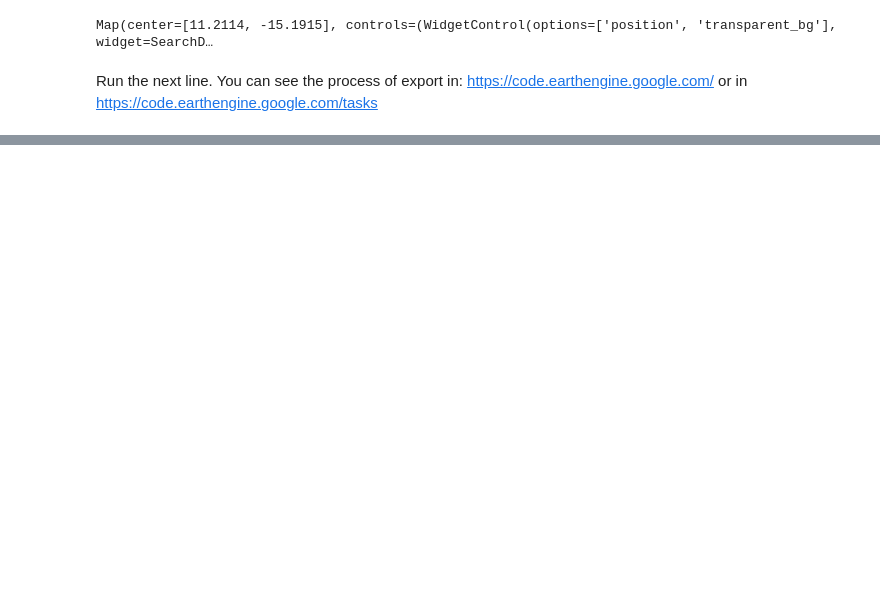
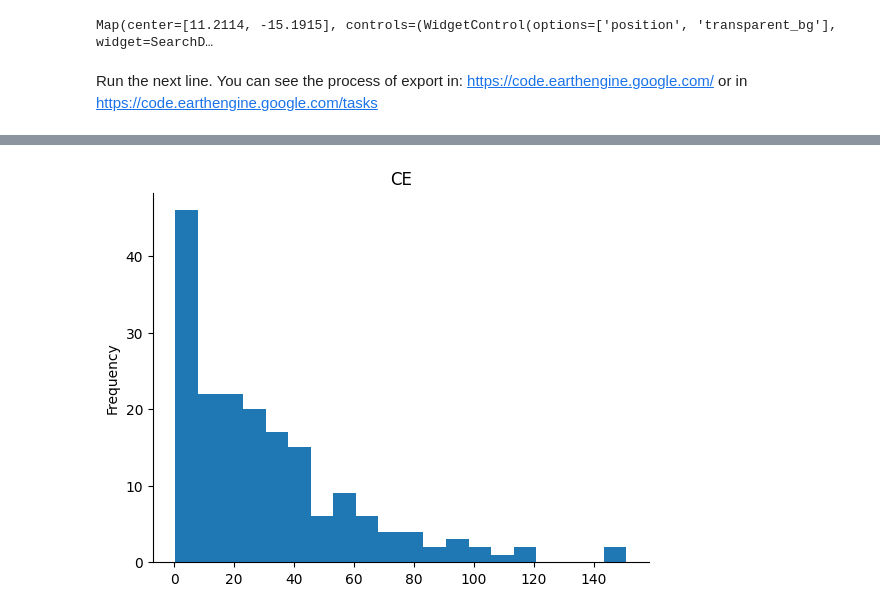
Before and after one commit to Emmanuel461/PML_2023_2024, a Jupyter notebook: Final_work/Codes/Pre_process_data.ipynb, the cells around one changed output, grey strips where cells are left out. Cells and saved outputs as stored; diff of their text form; code cells hidden in the pictures; blank space fills up the shorter version.

```diff
--- a/Final_work/Codes/Pre_process_data.ipynb
+++ b/Final_work/Codes/Pre_process_data.ipynb
@@ -267,0 +283,22 @@ Archivo PS_Index_filtered.tif descargado exitosamente.
+# %%
+import geopandas as gpd
+import numpy as np
+import seaborn as sns
+import pandas as pd
+
+# read in training data polygons that created as geojson from a shared directory
+training_data = '../DataIn/Salinity_data.geojson'
+training_vectors = gpd.read_file(training_data)
+
+# calculate x and y coordinates of centroid
+training_vectors['x'] = training_vectors.geometry.centroid.x
+training_vectors['y'] = training_vectors.geometry.centroid.y
+
+# make a bounding box and centroid for mapping
+bbox = training_vectors.total_bounds
+center = training_vectors.geometry.centroid
+
+# show the 1st 5 lines
+
+# show the 1st 5 lines
+training_vectors.head()
@@ -267,0 +312,6 @@ Archivo PS_Index_filtered.tif descargado exitosamente.
+# %%
+from matplotlib import pyplot as plt
+training_vectors['CE'].plot(kind='hist', bins=20, title='CE')
+plt.gca().spines[['top', 'right',]].set_visible(False)
+# %% [output]
+[figure, added]
```
Also changed, not shown: parts of 26 cells of this notebook, 8 other files.
